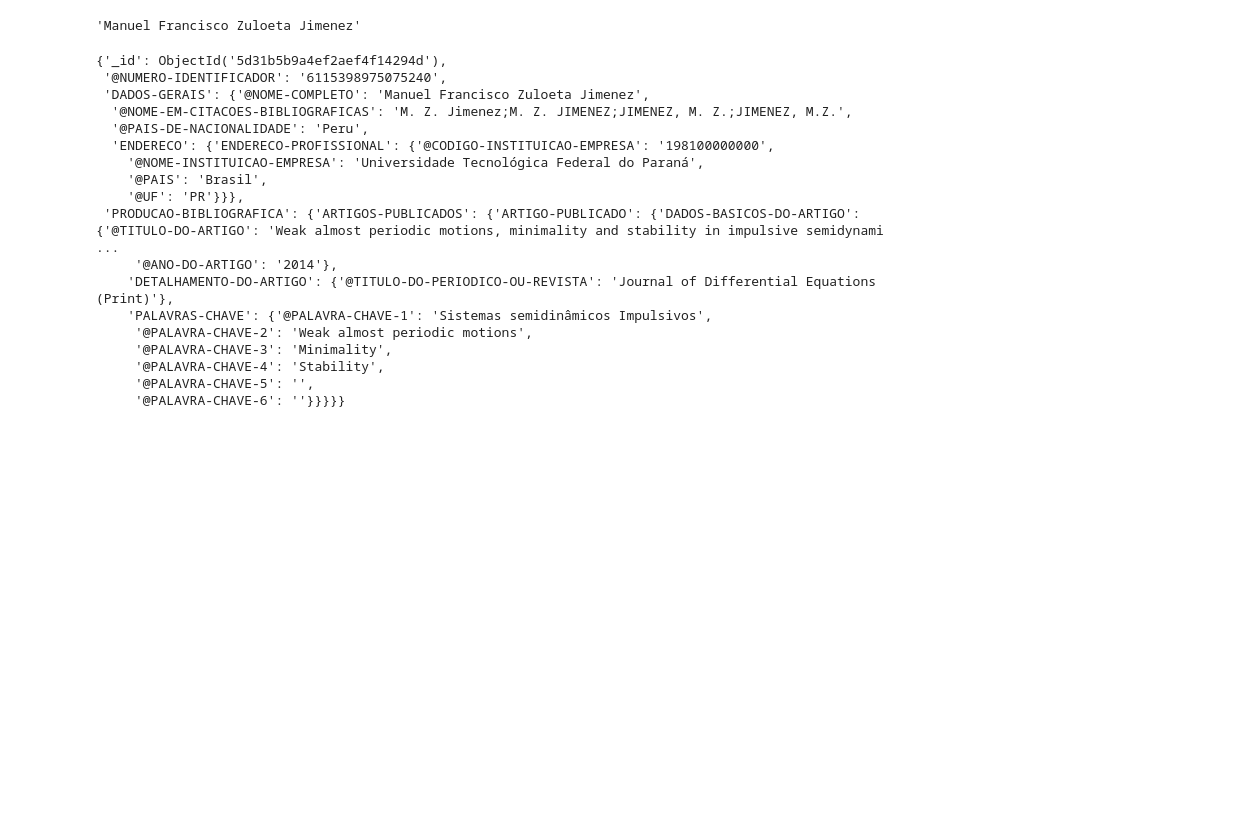
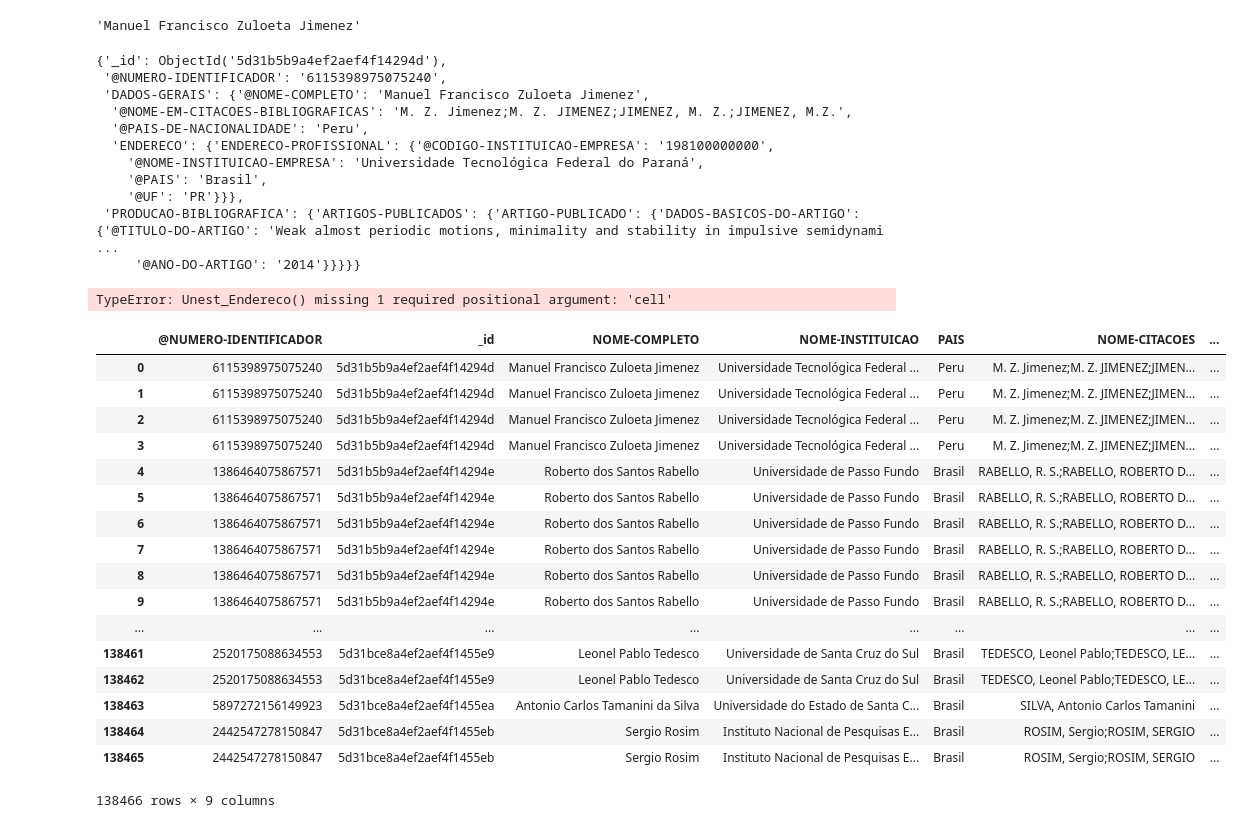
Before and after one commit to davibarreira/PBMNet, a Jupyter notebook: Dataframe_from_Mongo.ipynb, the cells around one changed output. Drawn from its saved outputs; the diff is of its cells as text; code cells hidden in the pictures; blank space fills up the shorter version.

Commit message:
Arquivos de geracao de dataframe do Franklin

```diff
--- a/Dataframe_from_Mongo.ipynb
+++ b/Dataframe_from_Mongo.ipynb
@@ -58,9 +58,7 @@ unwind = list(curriculos.aggregate([
         'DADOS-GERAIS.@PAIS-DE-NACIONALIDADE': 1,
         'DADOS-GERAIS.@NOME-EM-CITACOES-BIBLIOGRAFICAS': 1,
         'PRODUCAO-BIBLIOGRAFICA.ARTIGOS-PUBLICADOS.ARTIGO-PUBLICADO.DADOS-BASICOS-DO-ARTIGO.@TITULO-DO-ARTIGO': 1,
-        'PRODUCAO-BIBLIOGRAFICA.ARTIGOS-PUBLICADOS.ARTIGO-PUBLICADO.DADOS-BASICOS-DO-ARTIGO.@ANO-DO-ARTIGO':1,
-        'PRODUCAO-BIBLIOGRAFICA.ARTIGOS-PUBLICADOS.ARTIGO-PUBLICADO.DETALHAMENTO-DO-ARTIGO.@TITULO-DO-PERIODICO-OU-REVISTA':1,
-        'PRODUCAO-BIBLIOGRAFICA.ARTIGOS-PUBLICADOS.ARTIGO-PUBLICADO.PALAVRAS-CHAVE':1
+        'PRODUCAO-BIBLIOGRAFICA.ARTIGOS-PUBLICADOS.ARTIGO-PUBLICADO.DADOS-BASICOS-DO-ARTIGO.@ANO-DO-ARTIGO':1
                                        }},
                             {'$unwind': '$PRODUCAO-BIBLIOGRAFICA.ARTIGOS-PUBLICADOS.ARTIGO-PUBLICADO'},
                           ]))
@@ -130,11 +114,4 @@ unwind[0]
     '@PAIS': 'Brasil',
     '@UF': 'PR'}}},
  'PRODUCAO-BIBLIOGRAFICA': {'ARTIGOS-PUBLICADOS': {'ARTIGO-PUBLICADO': {'DADOS-BASICOS-DO-ARTIGO': {'@TITULO-DO-ARTIGO': 'Weak almost periodic motions, minimality and stability in impulsive semidynami ...
-     '@ANO-DO-ARTIGO': '2014'},
-    'DETALHAMENTO-DO-ARTIGO': {'@TITULO-DO-PERIODICO-OU-REVISTA': 'Journal of Differential Equations (Print)'},
-    'PALAVRAS-CHAVE': {'@PALAVRA-CHAVE-1': 'Sistemas semidinâmicos Impulsivos',
-     '@PALAVRA-CHAVE-2': 'Weak almost periodic motions',
-     '@PALAVRA-CHAVE-3': 'Minimality',
-     '@PALAVRA-CHAVE-4': 'Stability',
-     '@PALAVRA-CHAVE-5': '',
-     '@PALAVRA-CHAVE-6': ''}}}}}
+     '@ANO-DO-ARTIGO': '2014'}}}}}
@@ -148,15 +120,15 @@ df = pd.DataFrame(unwind)
 
 df['NOME-COMPLETO']     = df["DADOS-GERAIS"].apply(lambda cell: cell['@NOME-COMPLETO'].strip())
 df['NOME-INSTITUICAO']  = df["DADOS-GERAIS"].apply(Unest_Endereco_Nome)
-df['UF-INSTITUICAO']    = df["DADOS-GERAIS"].apply(Unest_Endereco_UF_Insituicao)
-df['PAIS-INSTITUICAO']  = df["DADOS-GERAIS"].apply(Unest_Endereco_Pais_Insituicao)
+df['UF-INSTITUICAO']    = df["DADOS-GERAIS"].apply(Unest_Endereco_Nome)
+df['PAIS-INSTITUICAO']  = df["DADOS-GERAIS"].apply(Unest_Endereco_Nome)
 df['PAIS']              = df["DADOS-GERAIS"].apply(Unest_Nacionalidade)
 df['NOME-CITACOES']     = df["DADOS-GERAIS"].apply(lambda cell: cell['@NOME-EM-CITACOES-BIBLIOGRAFICAS'].strip())
 df['CODIGO-INSTITUICAO']= df["DADOS-GERAIS"].apply(Unest_Endereco_Codigo)
 df['TITULO-DO-ARTIGO']  = df["PRODUCAO-BIBLIOGRAFICA"].apply(Unest_Titulo_Artigo)
 df['ANO-DO-ARTIGO']     = df["PRODUCAO-BIBLIOGRAFICA"].apply(Unest_Ano_Artigo)
-df['JOURNAL']           = df['PRODUCAO-BIBLIOGRAFICA'].apply(Unest_Journal)
-df['PALAVRAS-CHAVE-ARTIGO'] = df["PRODUCAO-BIBLIOGRAFICA"].apply(Unest_Palavras_Chave)
-df['PALAVRAS-CHAVE-ARTIGO'] = df['PALAVRAS-CHAVE-ARTIGO'].apply(Separar_Palavras_Chave)
+df['ANO-DO-ARTIGO']     = df["PRODUCAO-BIBLIOGRAFICA"].apply(Unest_Ano_Artigo)
 
 df.drop(labels=['PRODUCAO-BIBLIOGRAFICA','DADOS-GERAIS'],axis=1,inplace=True)
+# %% [output]
+TypeError: Unest_Endereco() missing 1 required positional argument: 'cell'
@@ -164,0 +135,21 @@ df.to_csv("./views/Autor_Artigo_Dataframe.csv",sep=';',encoding='latin-1')
+# %%
+df
+# %% [output]
+|  | @NUMERO-IDENTIFICADOR | _id | NOME-COMPLETO | NOME-INSTITUICAO | PAIS | NOME-CITACOES | ... |
+| 0 | 6115398975075240 | 5d31b5b9a4ef2aef4f14294d | Manuel Francisco Zuloeta Jimenez | Universidade Tecnológica Federal ... | Peru | M. Z. Jimenez;M. Z. JIMENEZ;JIMEN... | ... |
+| 1 | 6115398975075240 | 5d31b5b9a4ef2aef4f14294d | Manuel Francisco Zuloeta Jimenez | Universidade Tecnológica Federal ... | Peru | M. Z. Jimenez;M. Z. JIMENEZ;JIMEN... | ... |
+| 2 | 6115398975075240 | 5d31b5b9a4ef2aef4f14294d | Manuel Francisco Zuloeta Jimenez | Universidade Tecnológica Federal ... | Peru | M. Z. Jimenez;M. Z. JIMENEZ;JIMEN... | ... |
+| 3 | 6115398975075240 | 5d31b5b9a4ef2aef4f14294d | Manuel Francisco Zuloeta Jimenez | Universidade Tecnológica Federal ... | Peru | M. Z. Jimenez;M. Z. JIMENEZ;JIMEN... | ... |
+| 4 | 1386464075867571 | 5d31b5b9a4ef2aef4f14294e | Roberto dos Santos Rabello | Universidade de Passo Fundo | Brasil | RABELLO, R. S.;RABELLO, ROBERTO D... | ... |
+| 5 | 1386464075867571 | 5d31b5b9a4ef2aef4f14294e | Roberto dos Santos Rabello | Universidade de Passo Fundo | Brasil | RABELLO, R. S.;RABELLO, ROBERTO D... | ... |
+| 6 | 1386464075867571 | 5d31b5b9a4ef2aef4f14294e | Roberto dos Santos Rabello | Universidade de Passo Fundo | Brasil | RABELLO, R. S.;RABELLO, ROBERTO D... | ... |
+| 7 | 1386464075867571 | 5d31b5b9a4ef2aef4f14294e | Roberto dos Santos Rabello | Universidade de Passo Fundo | Brasil | RABELLO, R. S.;RABELLO, ROBERTO D... | ... |
+| 8 | 1386464075867571 | 5d31b5b9a4ef2aef4f14294e | Roberto dos Santos Rabello | Universidade de Passo Fundo | Brasil | RABELLO, R. S.;RABELLO, ROBERTO D... | ... |
+| 9 | 1386464075867571 | 5d31b5b9a4ef2aef4f14294e | Roberto dos Santos Rabello | Universidade de Passo Fundo | Brasil | RABELLO, R. S.;RABELLO, ROBERTO D... | ... |
+| ... | ... | ... | ... | ... | ... | ... | ... |
+| 138461 | 2520175088634553 | 5d31bce8a4ef2aef4f1455e9 | Leonel Pablo Tedesco | Universidade de Santa Cruz do Sul | Brasil | TEDESCO, Leonel Pablo;TEDESCO, LE... | ... |
+| 138462 | 2520175088634553 | 5d31bce8a4ef2aef4f1455e9 | Leonel Pablo Tedesco | Universidade de Santa Cruz do Sul | Brasil | TEDESCO, Leonel Pablo;TEDESCO, LE... | ... |
+| 138463 | 5897272156149923 | 5d31bce8a4ef2aef4f1455ea | Antonio Carlos Tamanini da Silva | Universidade do Estado de Santa C... | Brasil | SILVA, Antonio Carlos Tamanini | ... |
+| 138464 | 2442547278150847 | 5d31bce8a4ef2aef4f1455eb | Sergio Rosim | Instituto Nacional de Pesquisas E... | Brasil | ROSIM, Sergio;ROSIM, SERGIO | ... |
+| 138465 | 2442547278150847 | 5d31bce8a4ef2aef4f1455eb | Sergio Rosim | Instituto Nacional de Pesquisas E... | Brasil | ROSIM, Sergio;ROSIM, SERGIO | ... |
+138466 rows × 9 columns
```
Also changed, not shown: parts of 3 cells of this notebook, 2 other files.
